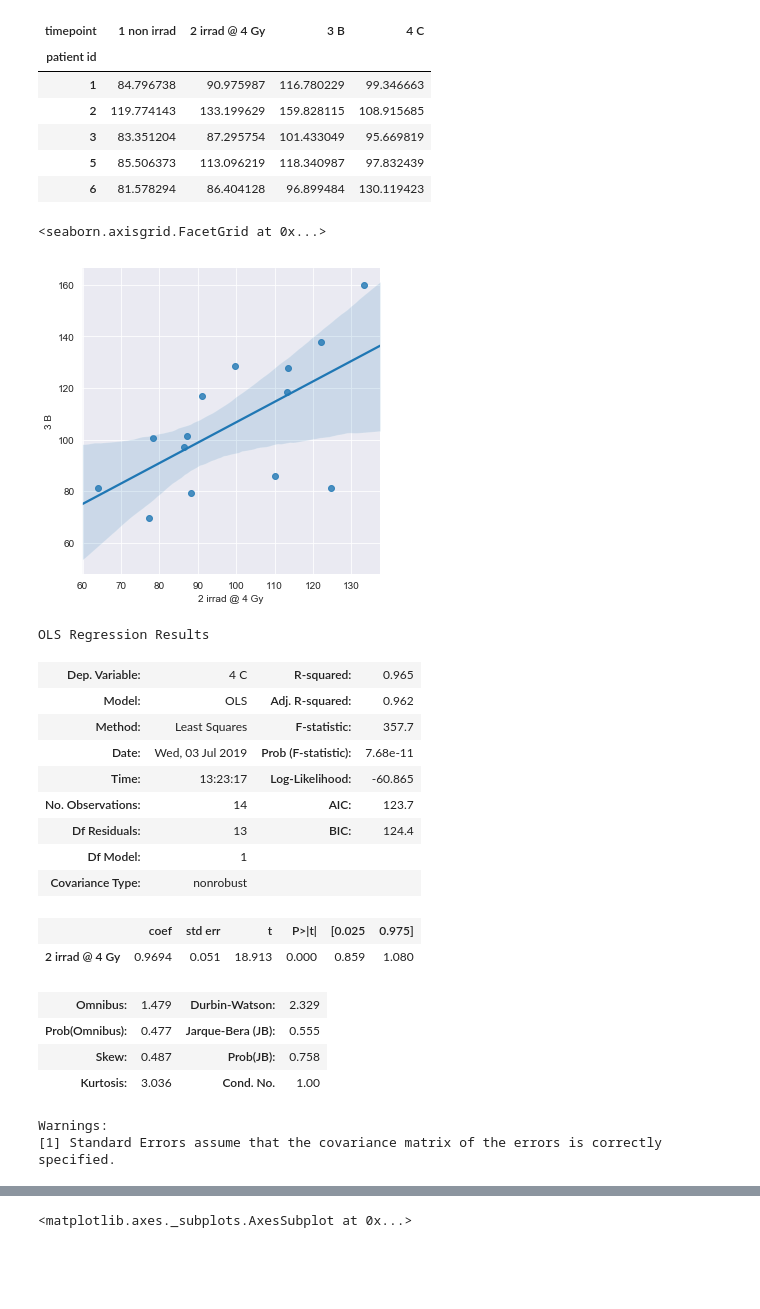
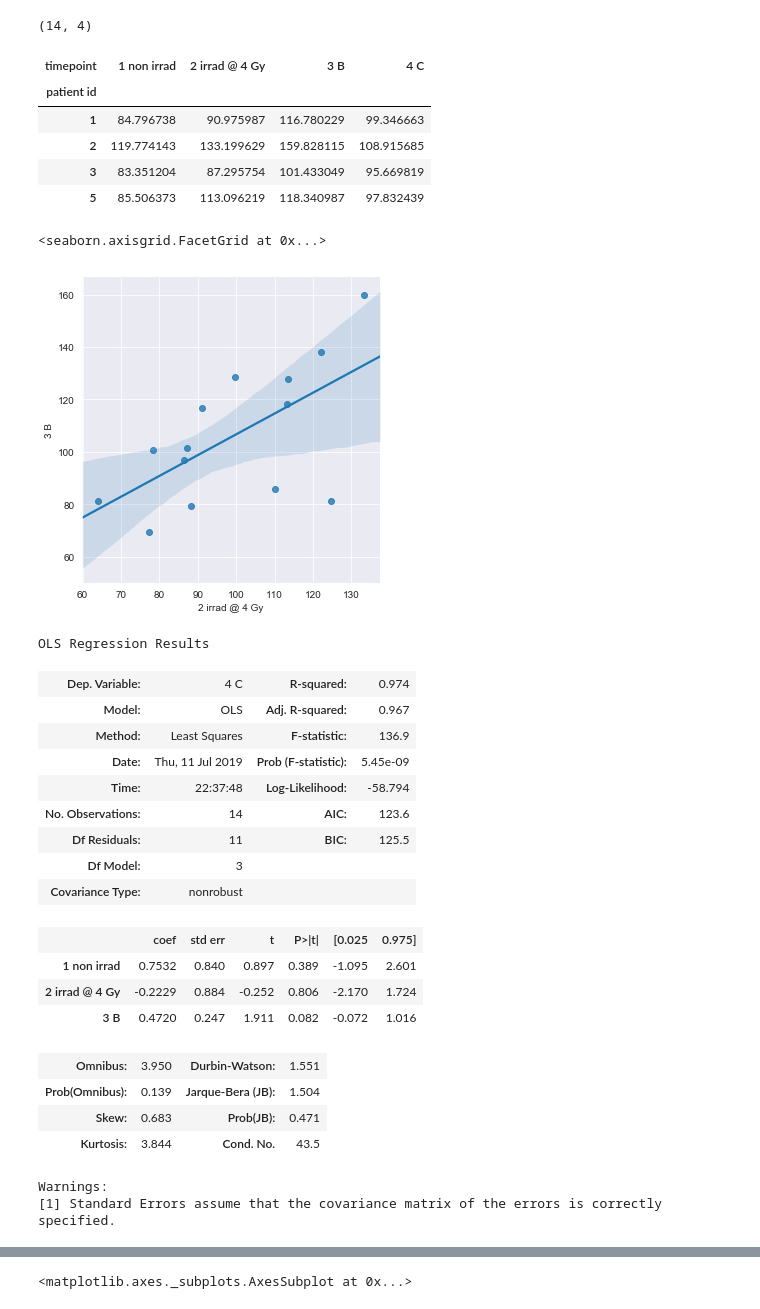
Before and after one commit to Jared-Luxton/radiation-therapy-machine-learning, a Jupyter notebook: RADIATION-SENSITIVITY-telos-chromosomes.ipynb, the cells around one changed output, grey strips where cells are left out. Saved outputs shown, nothing was run; the diff lists cells and outputs as text; code cells hidden in the pictures; blank space fills up the shorter version.

```diff
--- a/RADIATION-SENSITIVITY-telos-chromosomes.ipynb
+++ b/RADIATION-SENSITIVITY-telos-chromosomes.ipynb
@@ -147,3 +27,3 @@ def generate_dictionary_from_TeloLength_and_Chr_aberr_Data(patharg):
 # %%
-all_patients_dict = generate_dictionary_from_TeloLength_and_Chr_aberr_Data('..')
+all_patients_dict = telo_m.generate_dictionary_from_TeloLength_and_Chr_aberr_Data('..')
 # %% [output]
@@ -301,4 +172,4 @@ def generate_dataframe_from_dict_and_generate_histograms_stats(all_patients_dict
     return all_patients_df
 # %%
 sns.set_style(style="darkgrid")
-all_patients_df = generate_dataframe_from_dict_and_generate_histograms_stats(all_patients_dict)
+all_patients_df = telo_m.generate_dataframe_from_dict_and_generate_histograms_stats(all_patients_dict)
@@ -393,27 +241,31 @@ copy_all_patients_df.head(4)
 # %%
-copy_all_pivot = copy_all_patients_df.pivot(index='patient id', columns='timepoint', values='telo means')
-copy_all_pivot = copy_all_pivot.drop(13)
-copy_all_pivot.head()
+pivot_all_patients_df = all_patients_df.pivot(index='patient id', columns='timepoint', values='telo means')
+pivot_all_patients_df = pivot_all_patients_df.drop(13)
+
+print(pivot_all_patients_df.shape)
+pivot_all_patients_df.head(4)
 # %% [output]
+(14, 4)
 | timepoint | 1 non irrad | 2 irrad @ 4 Gy | 3 B | 4 C |
 | patient id |  |  |  |  |
 | 1 | 84.796738 | 90.975987 | 116.780229 | 99.346663 |
 | 2 | 119.774143 | 133.199629 | 159.828115 | 108.915685 |
 | 3 | 83.351204 | 87.295754 | 101.433049 | 95.669819 |
 | 5 | 85.506373 | 113.096219 | 118.340987 | 97.832439 |
-| 6 | 81.578294 | 86.404128 | 96.899484 | 130.119423 |
 # %%
-sns.lmplot(x='2 irrad @ 4 Gy', y='3 B', fit_reg=True, data=copy_all_pivot)
+sns.lmplot(x='2 irrad @ 4 Gy', y='3 B', fit_reg=True, data=pivot_all_patients_df)
+# sns.lmplot(x='2 irrad @ 4 Gy', y='4 C', fit_reg=True, data=pivot_all_patients_df)
+# sns.lmplot(x='3 B', y='4 C', fit_reg=True, data=pivot_all_patients_df)
 # %% [output]
 <seaborn.axisgrid.FacetGrid at 0x...>
-[figure, old version]
+[figure, new version]
 # %%
 ### LINEAR REGRESSION BETWEEN ALL TELO MEANS IN VITRO IRRAD VS. IN VIVO
 
-X = copy_all_pivot['2 irrad @ 4 Gy']
+X = pivot_all_patients_df[['1 non irrad', '2 irrad @ 4 Gy', '3 B']]
 # X = np.log(X)
 
-y = copy_all_pivot['4 C']
+y = pivot_all_patients_df['4 C']
 # y = np.log(y)
 
 model = sm.OLS(y, X).fit()
@@ -423,21 +275,23 @@ predictions = model.predict(X) # make the predictions by the model
 model.summary()
 # %% [output]
 OLS Regression Results
-| Dep. Variable: | 4 C | R-squared: | 0.965 |
-| Model: | OLS | Adj. R-squared: | 0.962 |
-| Method: | Least Squares | F-statistic: | 357.7 |
-| Date: | Wed, 03 Jul 2019 | Prob (F-statistic): | 7.68e-11 |
-| Time: | 13:23:17 | Log-Likelihood: | -60.865 |
-| No. Observations: | 14 | AIC: | 123.7 |
-| Df Residuals: | 13 | BIC: | 124.4 |
-| Df Model: | 1 |  |  |
+| Dep. Variable: | 4 C | R-squared: | 0.974 |
+| Model: | OLS | Adj. R-squared: | 0.967 |
+| Method: | Least Squares | F-statistic: | 136.9 |
+| Date: | Thu, 11 Jul 2019 | Prob (F-statistic): | 5.45e-09 |
+| Time: | 22:37:48 | Log-Likelihood: | -58.794 |
+| No. Observations: | 14 | AIC: | 123.6 |
+| Df Residuals: | 11 | BIC: | 125.5 |
+| Df Model: | 3 |  |  |
 | Covariance Type: | nonrobust |  |  |
 |  | coef | std err | t | P>|t| | [0.025 | 0.975] |
-| 2 irrad @ 4 Gy | 0.9694 | 0.051 | 18.913 | 0.000 | 0.859 | 1.080 |
+| 1 non irrad | 0.7532 | 0.840 | 0.897 | 0.389 | -1.095 | 2.601 |
+| 2 irrad @ 4 Gy | -0.2229 | 0.884 | -0.252 | 0.806 | -2.170 | 1.724 |
+| 3 B | 0.4720 | 0.247 | 1.911 | 0.082 | -0.072 | 1.016 |
-| Omnibus: | 1.479 | Durbin-Watson: | 2.329 |
-| Prob(Omnibus): | 0.477 | Jarque-Bera (JB): | 0.555 |
-| Skew: | 0.487 | Prob(JB): | 0.758 |
-| Kurtosis: | 3.036 | Cond. No. | 1.00 |
+| Omnibus: | 3.950 | Durbin-Watson: | 1.551 |
+| Prob(Omnibus): | 0.139 | Jarque-Bera (JB): | 1.504 |
+| Skew: | 0.683 | Prob(JB): | 0.471 |
+| Kurtosis: | 3.844 | Cond. No. | 43.5 |
 Warnings:
 [1] Standard Errors assume that the covariance matrix of the errors is correctly specified.
 # %%
```
Also changed, not shown: parts of 45 cells of this notebook, 1 other file.
